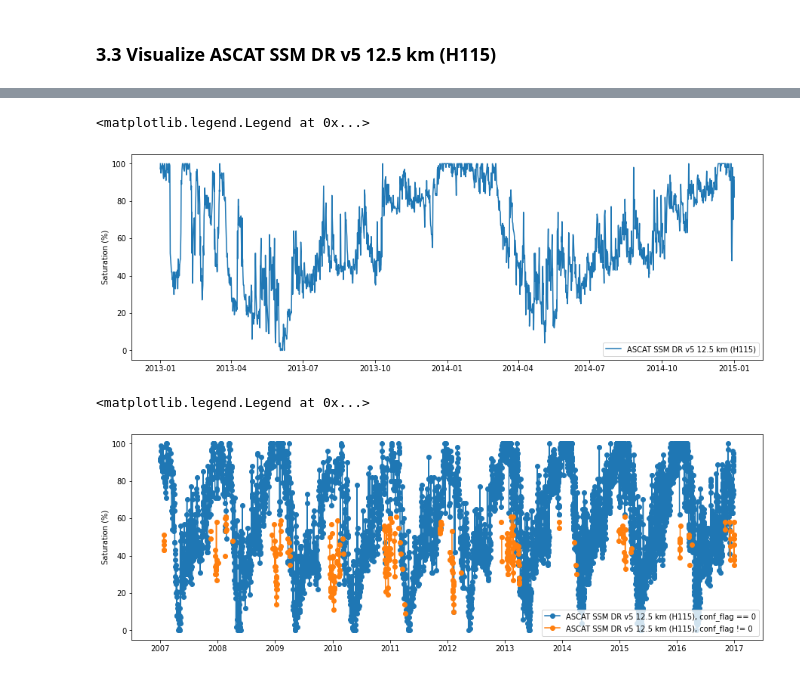
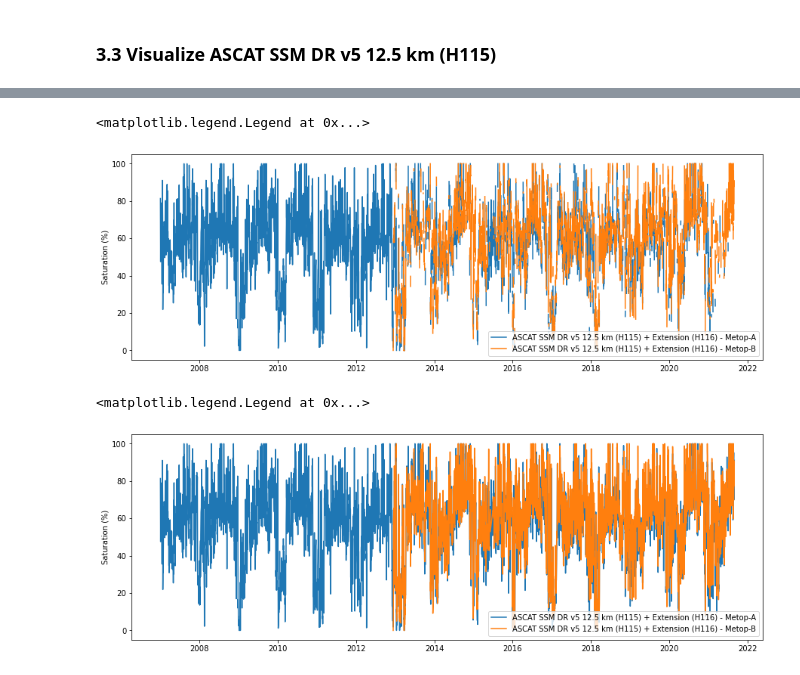
Before and after one commit to H-SAF/5th_hsaf_user_Workshop, a Jupyter notebook: SoilMoistureCluster/ssm_product_demo/hsaf_ssm_demo.ipynb, the cells around one changed output, grey strips where cells are left out. Drawn from its saved outputs; the diff is of its cells as text; code cells hidden in the pictures.

```diff
--- a/SoilMoistureCluster/ssm_product_demo/hsaf_ssm_demo.ipynb
+++ b/SoilMoistureCluster/ssm_product_demo/hsaf_ssm_demo.ipynb
@@ -245,10 +261,16 @@ exit
 # %%
-root_path = os.path.join(os.getcwd(), 'data')
-data_path = os.path.join(root_path, 'h111')
-grid_path = os.path.join(root_path, 'grid')
-static_layer_path = os.path.join(root_path, 'static_layer')
+dr_path = os.path.join(root_path, 'h115')
+dr_ext_path = os.path.join(root_path, 'h116')
 
-dr_reader = h_saf.AscatSsmDataRecord(data_path, grid_path, static_layer_path=static_layer_path)
+grid_path = os.path.join(root_path, 'auxiliary', 'warp5_grid')
+static_layer_path = os.path.join(root_path, 'auxiliary', 'static_layer')
+
+# read h115
+dr_reader = h_saf.AscatSsmDataRecord(dr_path, grid_path, static_layer_path=static_layer_path,
+                                     grid_filename='TUW_WARP5_grid_info_2_3.nc')
+# read h116
+dr_ext_reader = h_saf.AscatSsmDataRecord(dr_ext_path, grid_path, static_layer_path=static_layer_path,
+                                         grid_filename='TUW_WARP5_grid_info_2_3.nc')
 # %% [markdown]
 #### Grid point locator
 
@@ -280,0 +322,4 @@ print(ts.head(3))
+# %%
+gpi = 2438675
+ts = dr_reader.read(gpi, absolute_sm=True)
+ts.attrs
@@ -280,0 +355,3 @@ print(ts.head(3))
+# %%
+ts_ext = dr_ext_reader.read(gpi, absolute_sm=True)
+print(ts_ext.head(3))
@@ -283 +401,4 @@ print(ts.head(3))
+# %%
+# combine h115 and h116
+ts = pd.concat((ts, ts_ext))
 # %%
@@ -292,19 +448,20 @@ ax.legend()
 # %%
-# show time series subset
+# show Metop-A, Metop-B
 fig, ax = plt.subplots(1, 1, figsize=(15, 5))
-ax.plot(ts['2013':'2014']['sm'], label='ASCAT SSM DR v5 12.5 km (H115)')
+ax.plot(ts['sm'].where(ts['sat_id'] == 3), label='ASCAT SSM DR v5 12.5 km (H115) + Extension (H116) - Metop-A')
+ax.plot(ts['sm'].where(ts['sat_id'] == 4), label='ASCAT SSM DR v5 12.5 km (H115) + Extension (H116) - Metop-B')
 ax.set_ylabel('Saturation (%)')
 ax.legend()
 # %% [output]
 <matplotlib.legend.Legend at 0x...>
-[figure, old version]
+[figure, new version]
 # %%
-# show sm where 'conf_flag' != 0
+# show Metop-A, Metop-B
 fig, ax = plt.subplots(1, 1, figsize=(15, 5))
-ax.plot(ts.where(ts['conf_flag'] == 0)['sm'], marker='o', label='ASCAT SSM DR v5 12.5 km (H115), conf_flag == 0')
-ax.plot(ts.where(ts['conf_flag'] != 0)['sm'], marker='o', label='ASCAT SSM DR v5 12.5 km (H115), conf_flag != 0')
+ax.plot(ts.loc[ts['sat_id'] == 3, 'sm'], label='ASCAT SSM DR v5 12.5 km (H115) + Extension (H116) - Metop-A')
+ax.plot(ts.loc[ts['sat_id'] == 4, 'sm'], label='ASCAT SSM DR v5 12.5 km (H115) + Extension (H116) - Metop-B')
 ax.set_ylabel('Saturation (%)')
 ax.legend()
 # %% [output]
 <matplotlib.legend.Legend at 0x...>
-[figure, old version]
+[figure, new version]
```
Also changed, not shown: parts of 38 cells of this notebook, 1 other file.
